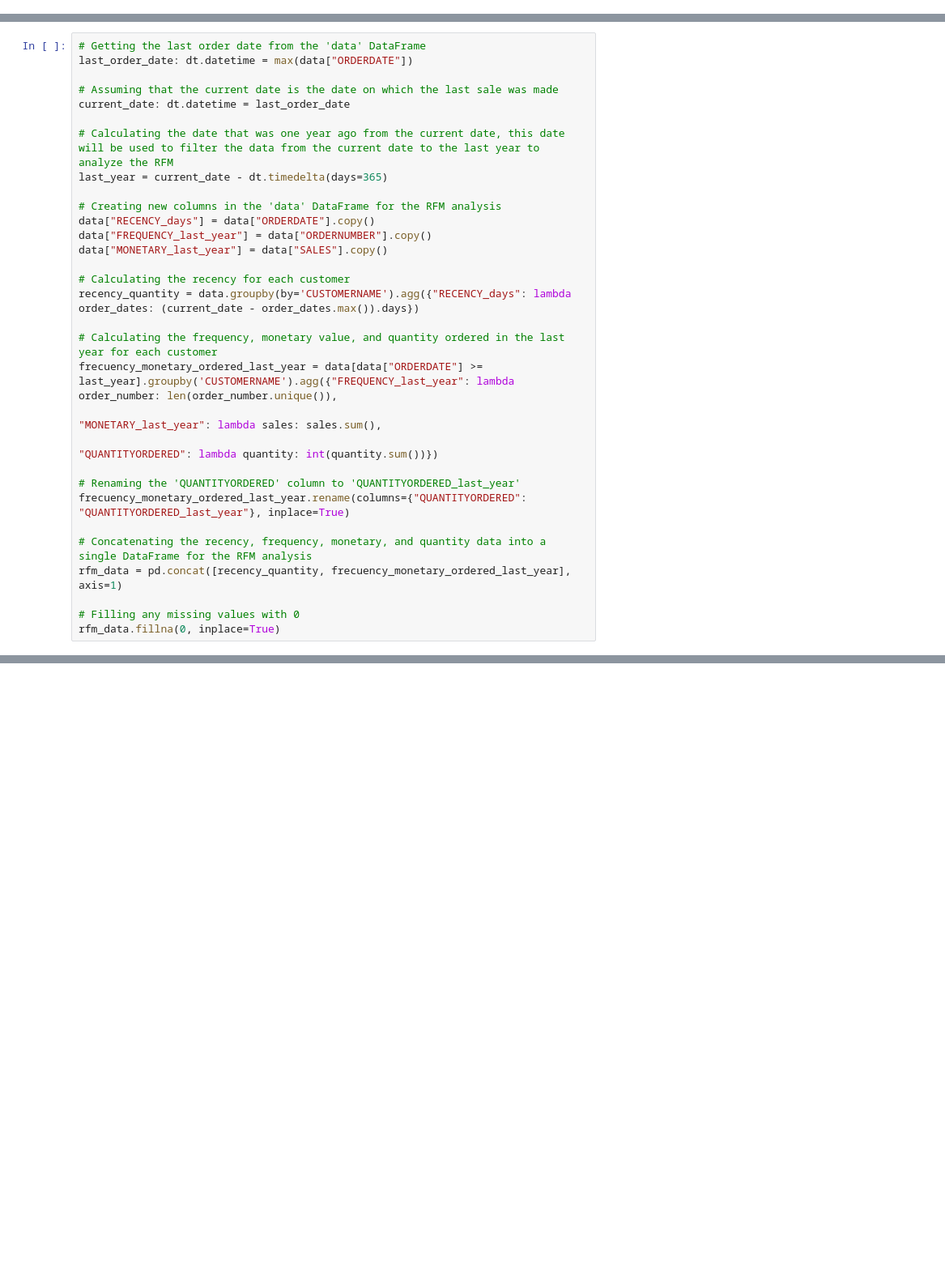
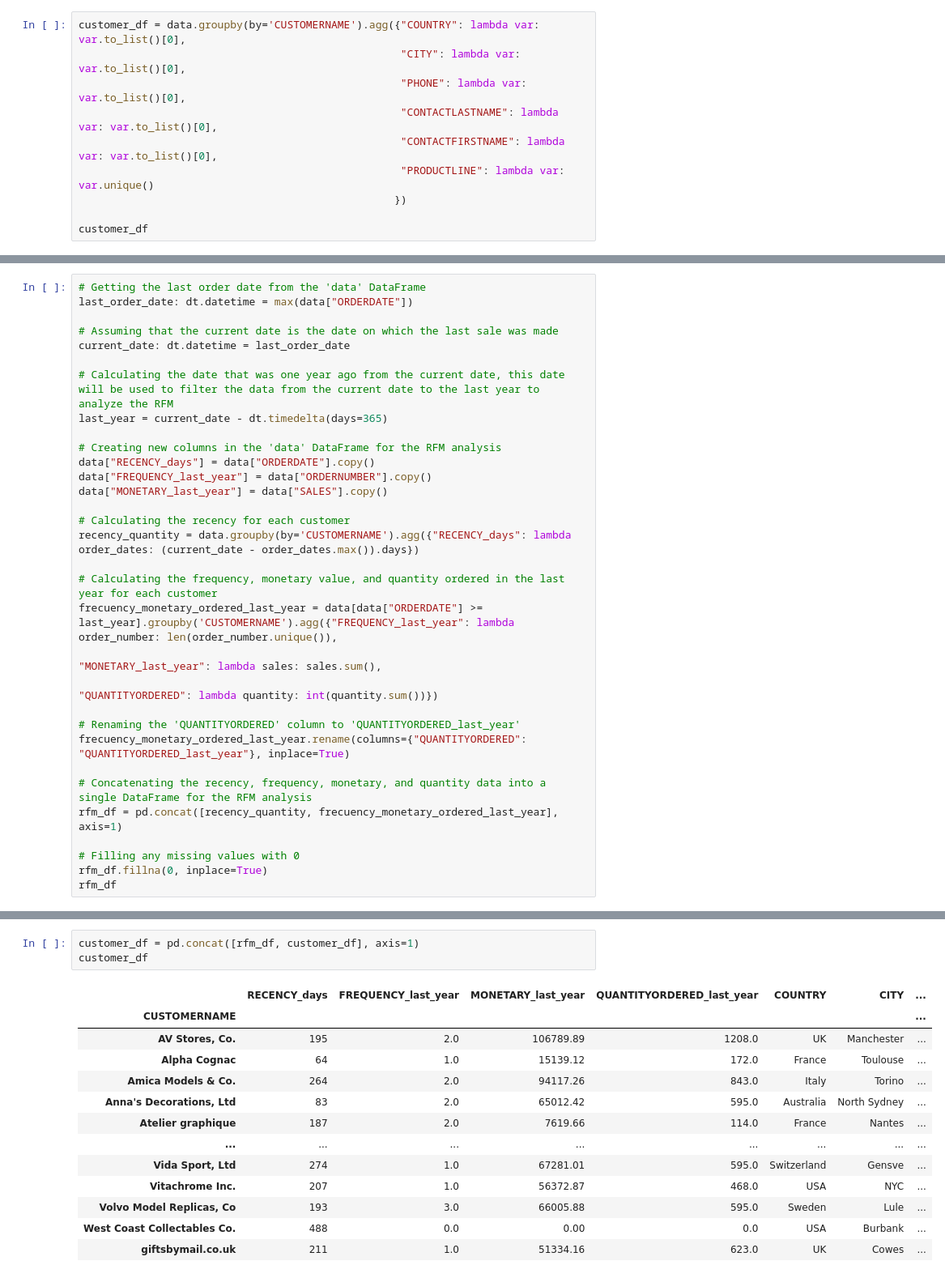
Before and after one commit to cgn00/Customer_Segmentation, a Jupyter notebook: customer_segmentation.ipynb, the cells around one changed output, grey strips where cells are left out. Shown: that part at 81% size. Saved outputs shown, nothing was run; the diff lists cells and outputs as text; blank space fills up the shorter version.

Commit message:
created productline_df

```diff
--- a/customer_segmentation.ipynb
+++ b/customer_segmentation.ipynb
@@ -71,3 +71,13 @@ plt.xticks(rotation=90, fontsize=6)
 plt.show()
 # %% [output]
 [figure]
+# %%
+customer_df = data.groupby(by='CUSTOMERNAME').agg({"COUNTRY": lambda var: var.to_list()[0],
+                                                   "CITY": lambda var: var.to_list()[0],
+                                                   "PHONE": lambda var: var.to_list()[0],
+                                                   "CONTACTLASTNAME": lambda var: var.to_list()[0],
+                                                   "CONTACTFIRSTNAME": lambda var: var.to_list()[0],
+                                                   "PRODUCTLINE": lambda var: var.unique()
+                                                  })
+
+customer_df
@@ -119,7 +159,8 @@ frecuency_monetary_ordered_last_year = data[data["ORDERDATE"] >= last_year].grou
 frecuency_monetary_ordered_last_year.rename(columns={"QUANTITYORDERED": "QUANTITYORDERED_last_year"}, inplace=True)
 
 # Concatenating the recency, frequency, monetary, and quantity data into a single DataFrame for the RFM analysis
-rfm_data = pd.concat([recency_quantity, frecuency_monetary_ordered_last_year], axis=1)
+rfm_df = pd.concat([recency_quantity, frecuency_monetary_ordered_last_year], axis=1)
 
 # Filling any missing values with 0
-rfm_data.fillna(0, inplace=True)
+rfm_df.fillna(0, inplace=True)
+rfm_df
@@ -125,0 +182,17 @@ rfm_data.fillna(0, inplace=True)
+# %%
+customer_df = pd.concat([rfm_df, customer_df], axis=1)
+customer_df
+# %% [output]
+|  | RECENCY_days | FREQUENCY_last_year | MONETARY_last_year | QUANTITYORDERED_last_year | COUNTRY | CITY | ... |
+| CUSTOMERNAME |  |  |  |  |  |  | ... |
+| AV Stores, Co. | 195 | 2.0 | 106789.89 | 1208.0 | UK | Manchester | ... |
+| Alpha Cognac | 64 | 1.0 | 15139.12 | 172.0 | France | Toulouse | ... |
+| Amica Models & Co. | 264 | 2.0 | 94117.26 | 843.0 | Italy | Torino | ... |
+| Anna's Decorations, Ltd | 83 | 2.0 | 65012.42 | 595.0 | Australia | North Sydney | ... |
+| Atelier graphique | 187 | 2.0 | 7619.66 | 114.0 | France | Nantes | ... |
+| ... | ... | ... | ... | ... | ... | ... | ... |
+| Vida Sport, Ltd | 274 | 1.0 | 67281.01 | 595.0 | Switzerland | Gensve | ... |
+| Vitachrome Inc. | 207 | 1.0 | 56372.87 | 468.0 | USA | NYC | ... |
+| Volvo Model Replicas, Co | 193 | 3.0 | 66005.88 | 595.0 | Sweden | Lule | ... |
+| West Coast Collectables Co. | 488 | 0.0 | 0.00 | 0.0 | USA | Burbank | ... |
+| giftsbymail.co.uk | 211 | 1.0 | 51334.16 | 623.0 | UK | Cowes | ... |
```
Also changed, not shown: parts of 6 cells of this notebook.
